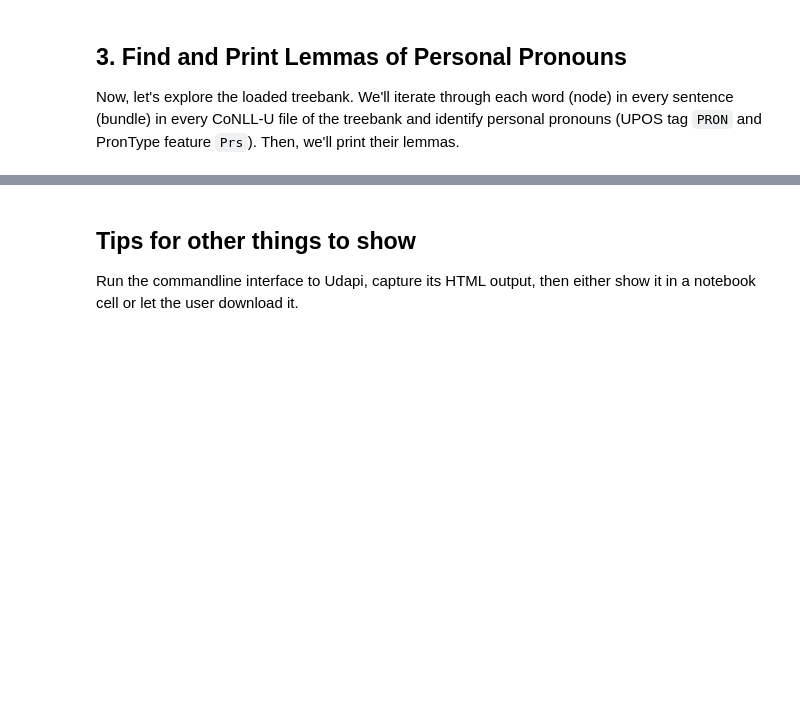
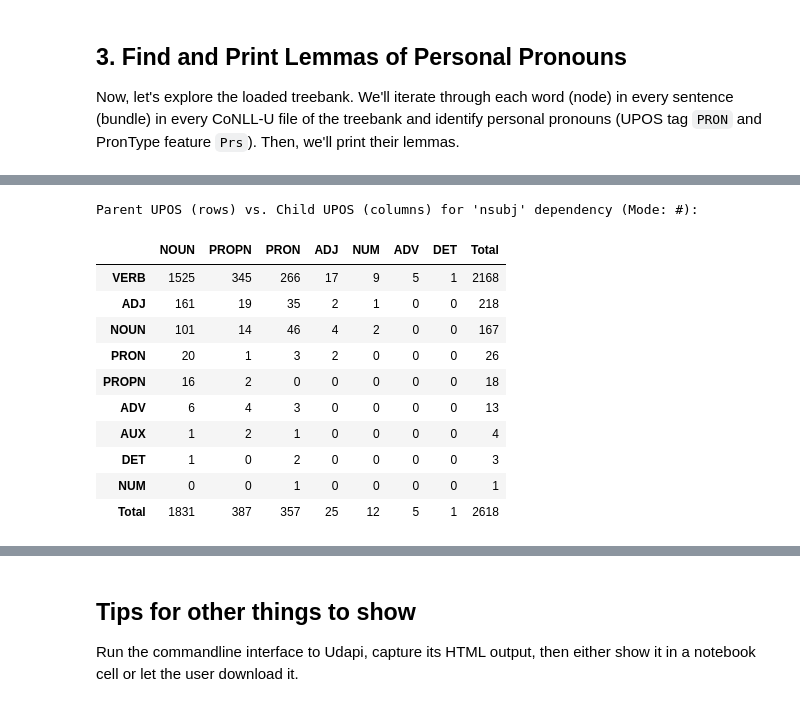
Before and after one commit to dan-zeman/belo-horizonte, a Jupyter notebook: Udapi1.ipynb, the cells around one changed output, grey strips where cells are left out. Cells and saved outputs as stored; diff of their text form; code cells hidden in the pictures; blank space fills up the shorter version.

Commit message:
Added clustering tables.

```diff
--- a/Udapi1.ipynb
+++ b/Udapi1.ipynb
@@ -112,0 +270,51 @@ von
+# %%
+# clusters will store: {(parent UPOS, child UPOS): count}
+clusters = defaultdict(int)
+
+for doc in filedocs:
+    # Bundle is a unit that corresponds to one sentence in Udapi.
+    # In theory it may have multiple trees for that sentence; but normally there is just one.
+    for bundle in doc.bundles:
+        root = bundle.get_tree()
+        nodes = root.descendants
+        for node in nodes:
+            ###################################################################
+            # TODO: You can modify your search criteria here.
+            if node.deprel == 'nsubj':
+                ###############################################################
+                # TODO: You can modify your clustering keys here. For example,
+                # instead of upos, you could collect the lemma of the node and
+                # its parent.
+                # Get the pair of UPOS tags (first parent, then child).
+                upospair = (node.parent.upos, node.upos)
+                clusters[upospair] += 1
+
+# Now display the clusters as a table.
+
+###############################################################################
+# TODO: Set your preferred display mode here.
+# Options: '#':  absolute counts
+#          'H%': horizontal percentage (percent of the total count of the row)
+#          'V%': vertical percentage (percent of the total count of the column)
+#          '%':  percent of the total count in the table
+display_mode = '#' # Change this variable to select the desired display mode
+
+# Generate the table of clusters.
+df_display = generate_two_dimensional_table(clusters, display_mode=display_mode)
+
+# Display the table
+print(f"Parent UPOS (rows) vs. Child UPOS (columns) for 'nsubj' dependency (Mode: {display_mode}):")
+display(df_display)
+# %% [output]
+Parent UPOS (rows) vs. Child UPOS (columns) for 'nsubj' dependency (Mode: #):
+|  | NOUN | PROPN | PRON | ADJ | NUM | ADV | DET | Total |
+| VERB | 1525 | 345 | 266 | 17 | 9 | 5 | 1 | 2168 |
+| ADJ | 161 | 19 | 35 | 2 | 1 | 0 | 0 | 218 |
+| NOUN | 101 | 14 | 46 | 4 | 2 | 0 | 0 | 167 |
+| PRON | 20 | 1 | 3 | 2 | 0 | 0 | 0 | 26 |
+| PROPN | 16 | 2 | 0 | 0 | 0 | 0 | 0 | 18 |
+| ADV | 6 | 4 | 3 | 0 | 0 | 0 | 0 | 13 |
+| AUX | 1 | 2 | 1 | 0 | 0 | 0 | 0 | 4 |
+| DET | 1 | 0 | 2 | 0 | 0 | 0 | 0 | 3 |
+| NUM | 0 | 0 | 1 | 0 | 0 | 0 | 0 | 1 |
+| Total | 1831 | 387 | 357 | 25 | 12 | 5 | 1 | 2618 |
```
Also changed, not shown: parts of 18 cells of this notebook.
